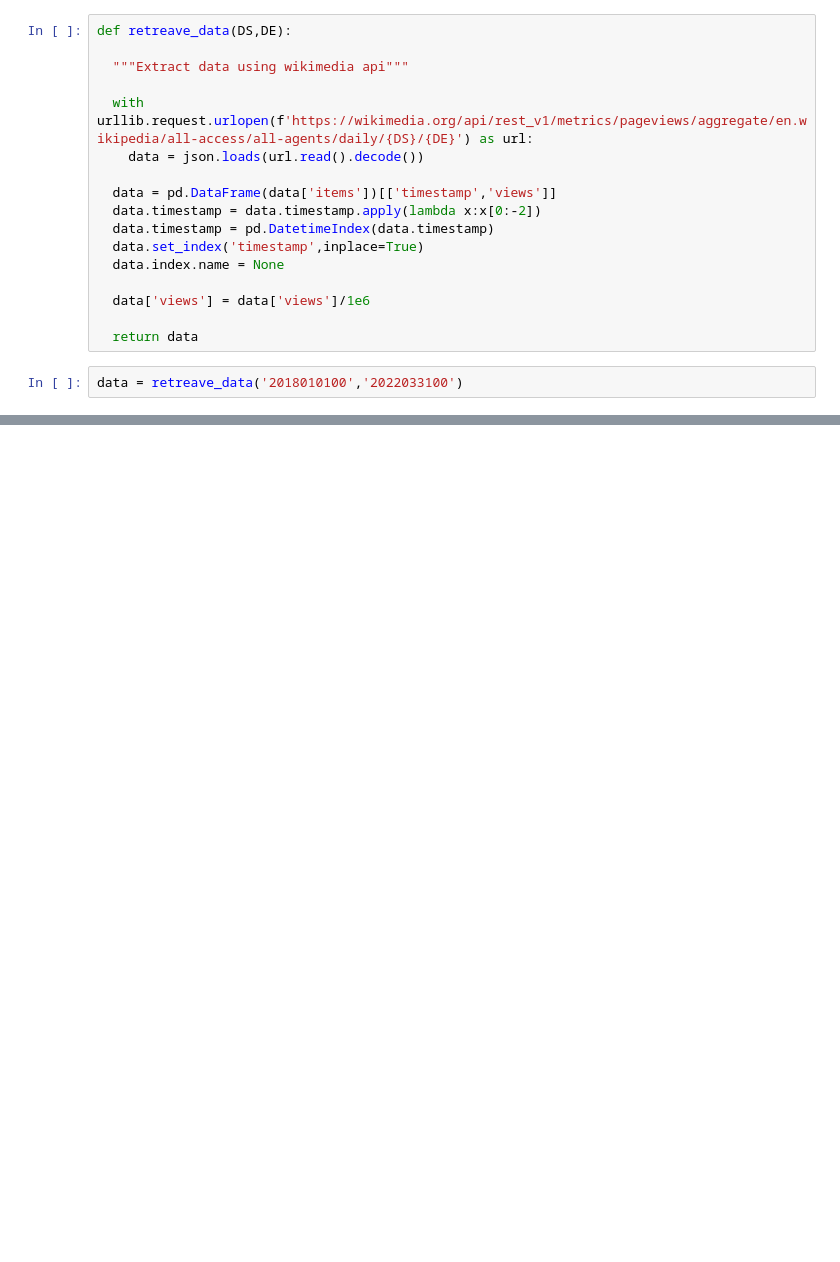
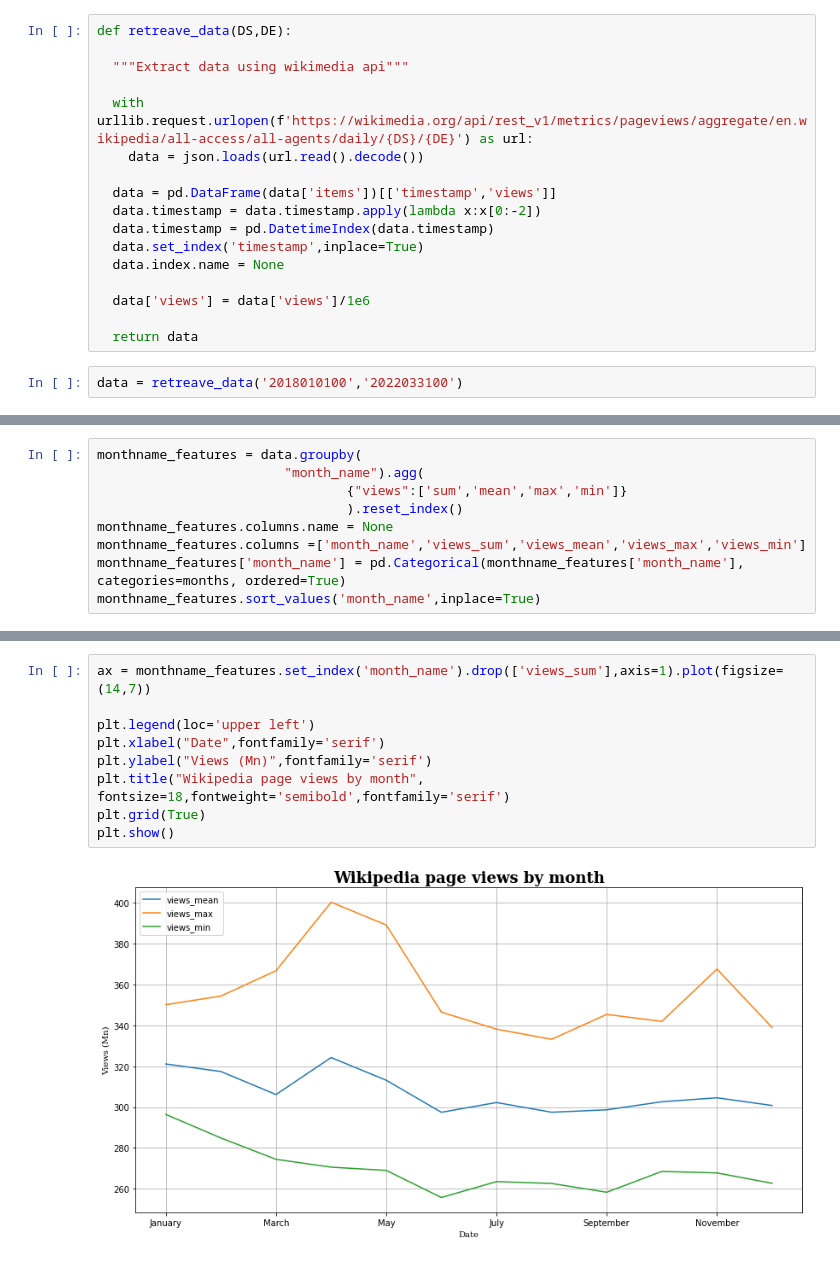
Before and after one commit to Ransaka/MyForecastingRepo, a Jupyter notebook: Getting Started/xgboost model.ipynb, the cells around one changed output, grey strips where cells are left out. Saved outputs shown, nothing was run; the diff lists cells and outputs as text; blank space fills up the shorter version.

```diff
--- a/Getting Started/xgboost model.ipynb
+++ b/Getting Started/xgboost model.ipynb
@@ -34,0 +105,9 @@ plt.show()
+# %%
+monthname_features = data.groupby(
+                        "month_name").agg(
+                                {"views":['sum','mean','max','min']}
+                                ).reset_index()
+monthname_features.columns.name = None
+monthname_features.columns =['month_name','views_sum','views_mean','views_max','views_min']
+monthname_features['month_name'] = pd.Categorical(monthname_features['month_name'], categories=months, ordered=True)
+monthname_features.sort_values('month_name',inplace=True)
@@ -34,0 +130,11 @@ plt.show()
+# %%
+ax = monthname_features.set_index('month_name').drop(['views_sum'],axis=1).plot(figsize=(14,7))
+
+plt.legend(loc='upper left')
+plt.xlabel("Date",fontfamily='serif')
+plt.ylabel("Views (Mn)",fontfamily='serif')
+plt.title("Wikipedia page views by month", fontsize=18,fontweight='semibold',fontfamily='serif')
+plt.grid(True)
+plt.show()
+# %% [output]
+[figure, added]
```
Also changed, not shown: parts of 35 cells of this notebook.
